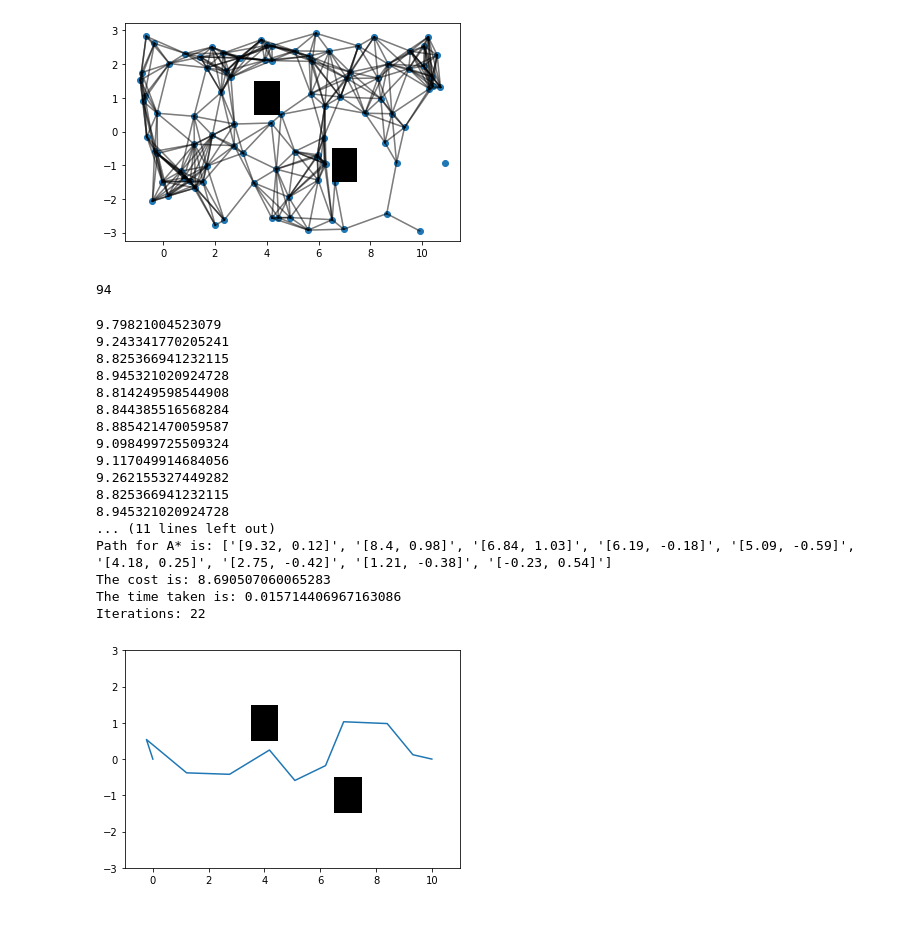
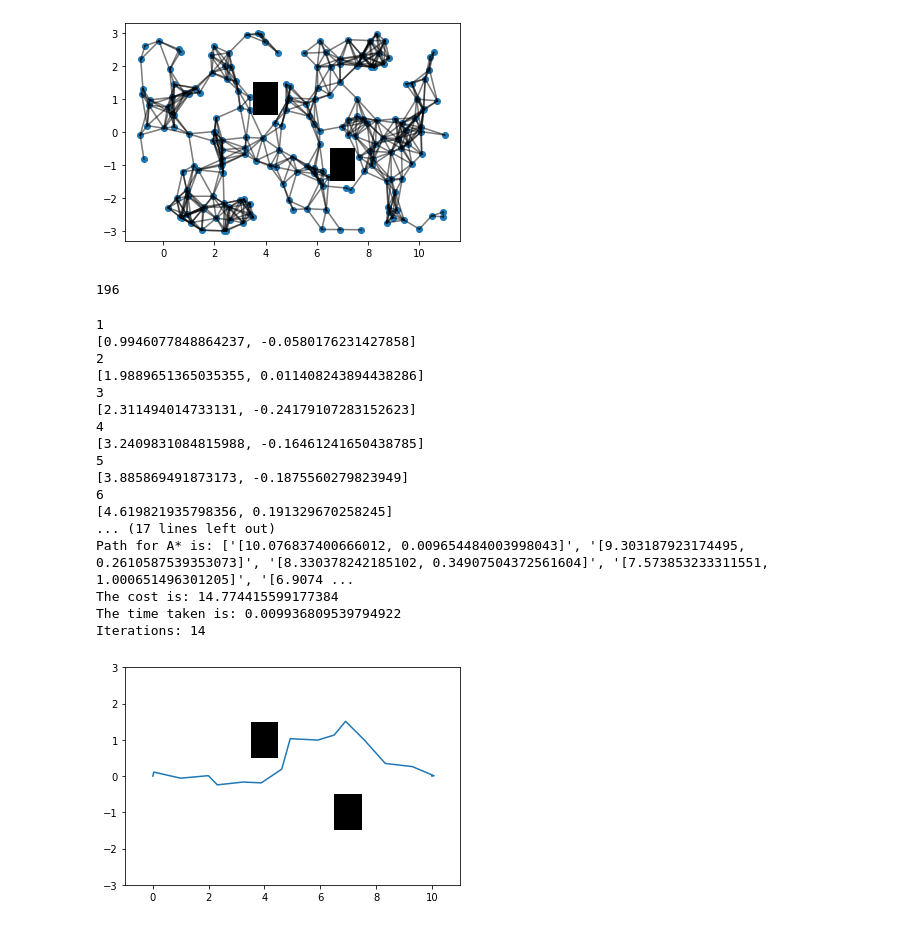
Before and after one commit to KedarMore/algo-HW4-a-Dijkstra-s-PRM-RRT, a Jupyter notebook: prm.ipynb, the cells around one changed output. Saved outputs shown, nothing was run; the diff lists cells and outputs as text; code cells hidden in the pictures.

```diff
--- a/prm.ipynb
+++ b/prm.ipynb
@@ -36,7 +36,7 @@ for obs in obstacles:
     plt.fill(*obs,'k',alpha=1)
 
 # samples
-noofsamples=100
+noofsamples=200
 x=np.random.uniform(*xlimits,noofsamples)
 y=np.random.uniform(*ylimits,noofsamples)
 # x=(np.random.rand(200)*12)-1
@@ -53,44 +53,48 @@ x=np.delete(x,xindex)
 y=np.delete(y,yindex)
 
 # plot
+radius=1
 graph=[]
 plt.scatter(x,y)
 for i in range(len(x)):
     for j in range(len(y)):
-        if np.sqrt((x[i]-x[j])**2+(y[i]-y[j])**2)<=1.75 and x[i]!=x[j] and y[i]!=y[j]:
+        if np.sqrt((x[i]-x[j])**2+(y[i]-y[j])**2)<=radius and x[i]!=x[j] and y[i]!=y[j]:
             if through_obstacle((x[i],y[i],x[j],y[j]),obstacles)==0:
                 plt.plot([x[i],x[j]],[y[i],y[j]],'k',alpha=0.3)
-                graph.append([round(x[i],2),round(y[i],2),round(x[j],2),round(y[j],2)])
+                graph.append([x[i],y[i],x[j],y[j]])
                 pass
             pass
 
 plt.show()
 
-# String
+# ********************************************************************************* #
+# CREATE A GRAPH (UNDIRECTED)
+# ********************************************************************************* #
 
 g_dict={}
 keys=[]
 keys_str=[]
 goal=[10,0]
 
 for i in range(len(graph)):
     if str(graph[i][:2]) in g_dict.keys():
         g_dict[str(graph[i][:2])].append(str(graph[i][2:]))
         pass
     else:
         g_dict[str(graph[i][:2])]=[str(graph[i][2:])]
         keys.append(graph[i][:2])
         keys_str.append(str(graph[i][:2]))
 
 for key in g_dict.keys():
     indx=keys_str.index(key)
     g_dict[key]=[g_dict[key]]
+    ldist=[]
     g_dict[key].append([1]*len(g_dict[key][0]))
-    g_dict[key].append(np.sqrt((keys[indx][0]-goal[0])**2+(keys[indx][1]-goal[1])**2))
+    g_dict[key].append(10*np.sqrt(((keys[indx][0])-goal[0])**2+((keys[indx][1])-goal[1])**2))
+
+print(len(keys))
 
 graph=g_dict
-
-print(len(keys))
 # %% [output]
-[figure, old version]
+[figure, new version]
-94
+196
@@ -132,6 +112,10 @@ def pathcost(nodes):
         pass
     return length
 # %%
+# ********************************************************************************* #
+# APPLY A*
+# ********************************************************************************* #
+
 # algo=int(input("\nWhich algorithm do you want to implement: a*(1) or dijkstra's(2)?"))
 
 start=[0,0]
@@ -158,6 +142,7 @@ stack=[[0,startprm]]
 C=[]
 # update
 final=startprm
+prefinal=0
 
 t1=time.time()
 
@@ -171,12 +156,14 @@ while final!=goalprm and len(C)<len(graph):
     for child,cost in np.transpose([graph[stack[0][1]][0],graph[stack[0][1]][1]]):
         path=pathcost([child,*stack[0][1:]])
         newelement=[path+graph[child][2],child,*stack[0][1:]]
+        # newelement=[graph[child][2],child,*stack[0][1:]]
         # newelement=[path,child,*stack[0][1:]]
         newstack.append(newelement)
 
     # put first node in C list
     if stack[0][1] not in C:
         C.append(stack[0][1])
+        print(len(C))
 
     # delete first node in stack
     stack.pop(0)
@@ -188,10 +175,21 @@ while final!=goalprm and len(C)<len(graph):
 
     # sort
     stack.sort()
-    print(stack[0][0])
     final=stack[0][1]
+    print(final)
+
+    # if final in C:
+    #     print("not connected")
+    #     break
 
     iterations+=1
+    # if prefinal!=final:
+    #     prefinal=final
+    # else:
+    #     print("not connected")
+    #     break
+
+    # print(len(stack))
 
     pass
 
@@ -201,23 +199,23 @@ if final==goalprm:
 else:
     print("\nPath to Goal not found!!!")
 # %% [output]
-9.79821004523079
-9.243341770205241
-8.825366941232115
-8.945321020924728
-8.814249598544908
-8.844385516568284
-8.885421470059587
-9.098499725509324
-9.117049914684056
-9.262155327449282
-8.825366941232115
-8.945321020924728
-... (11 lines left out)
-Path for A* is: ['[9.32, 0.12]', '[8.4, 0.98]', '[6.84, 1.03]', '[6.19, -0.18]', '[5.09, -0.59]', '[4.18, 0.25]', '[2.75, -0.42]', '[1.21, -0.38]', '[-0.23, 0.54]']
-The cost is: 8.690507060065283
-The time taken is: 0.015714406967163086
-Iterations: 22
+1
+[0.9946077848864237, -0.0580176231427858]
+2
+[1.9889651365035355, 0.011408243894438286]
+3
+[2.311494014733131, -0.24179107283152623]
+4
+[3.2409831084815988, -0.16461241650438785]
+5
+[3.885869491873173, -0.1875560279823949]
+6
+[4.619821935798356, 0.191329670258245]
+... (17 lines left out)
+Path for A* is: ['[10.076837400666012, 0.009654484003998043]', '[9.303187923174495, 0.2610587539353073]', '[8.330378242185102, 0.34907504372561604]', '[7.573853233311551, 1.000651496301205]', '[6.9074 ...
+The cost is: 14.774415599177384
+The time taken is: 0.009936809539794922
+Iterations: 14
 # %%
 finalpath=[]
 finalpath.append(goal)
@@ -227,7 +225,6 @@ for i in stack[0][1:]:
             finalpath.append(keys[j])
 finalpath.append(start)
 finalpath=np.transpose(finalpath)
-plt.plot()
 plt.plot(*finalpath)
 for obs in obstacles:
     plt.fill(*obs,'k',alpha=1)
@@ -235,4 +232,4 @@ plt.xlim(*xlimits)
 plt.ylim(*ylimits)
 plt.show()
 # %% [output]
-[figure, old version]
+[figure, new version]
```
Also changed, not shown: parts of 4 cells of this notebook, 1 other file.
